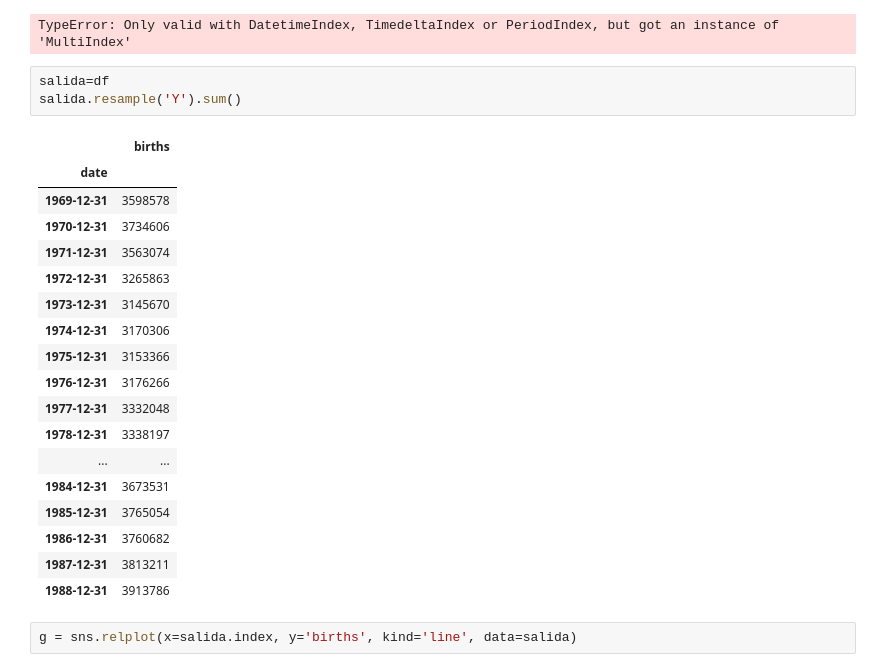
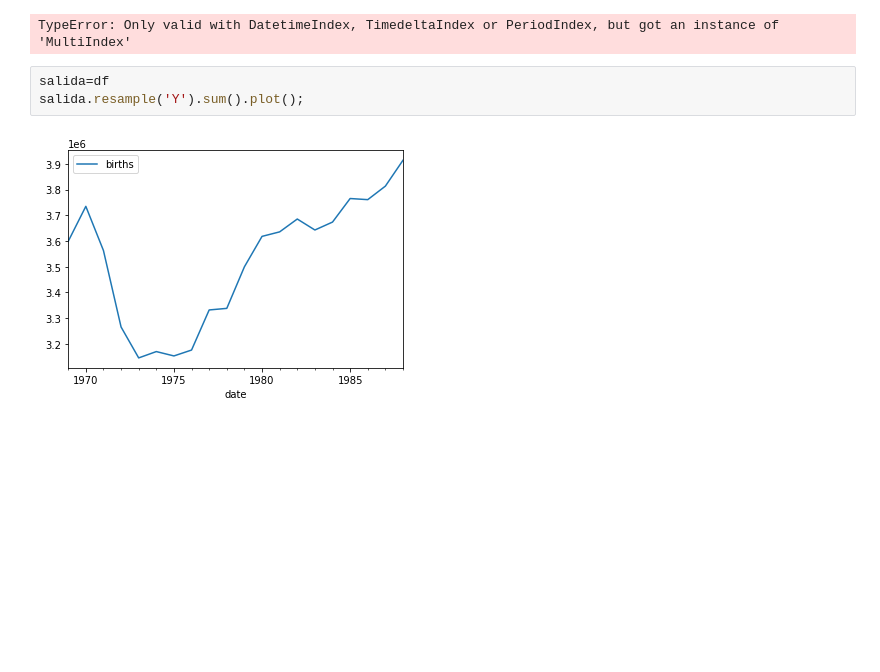
Before and after one commit to Belerofontech/curso-pandas-public, a Jupyter notebook: Births.ipynb, the cells around one changed output. Drawn from its saved outputs; the diff is of its cells as text; blank space fills up the shorter version.

```diff
--- a/Births.ipynb
+++ b/Births.ipynb
@@ -90,25 +90,6 @@ df.index.get_level_values('date')
 TypeError: Only valid with DatetimeIndex, TimedeltaIndex or PeriodIndex, but got an instance of 'MultiIndex'
 # %%
 salida=df
-salida.resample('Y').sum()
+salida.resample('Y').sum().plot();
 # %% [output]
-|  | births |
-| date |  |
-| 1969-12-31 | 3598578 |
-| 1970-12-31 | 3734606 |
-| 1971-12-31 | 3563074 |
-| 1972-12-31 | 3265863 |
-| 1973-12-31 | 3145670 |
-| 1974-12-31 | 3170306 |
-| 1975-12-31 | 3153366 |
-| 1976-12-31 | 3176266 |
-| 1977-12-31 | 3332048 |
-| 1978-12-31 | 3338197 |
-| ... | ... |
-| 1984-12-31 | 3673531 |
-| 1985-12-31 | 3765054 |
-| 1986-12-31 | 3760682 |
-| 1987-12-31 | 3813211 |
-| 1988-12-31 | 3913786 |
+[figure, added]
-# %%
-g = sns.relplot(x=salida.index, y='births', kind='line', data=salida)
```
Also changed, not shown: 1 other file.
